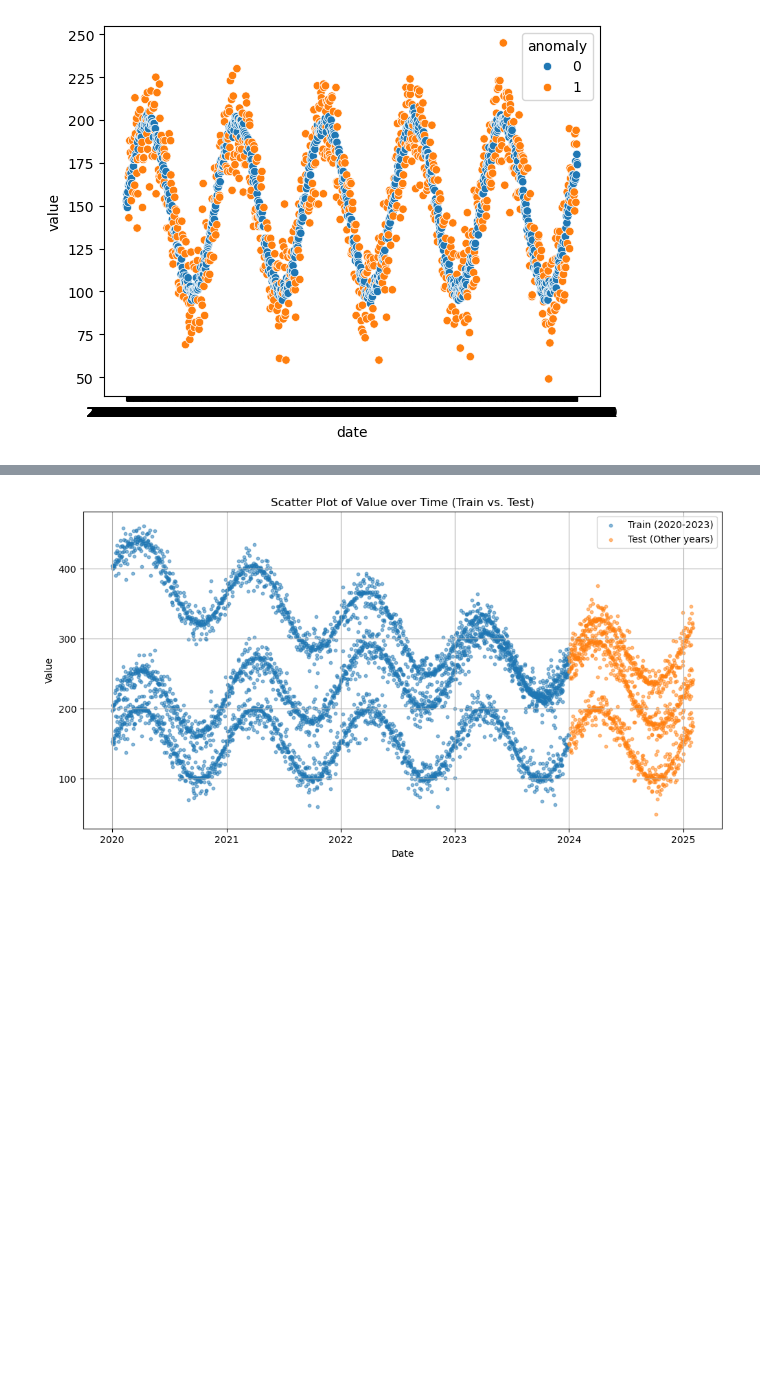
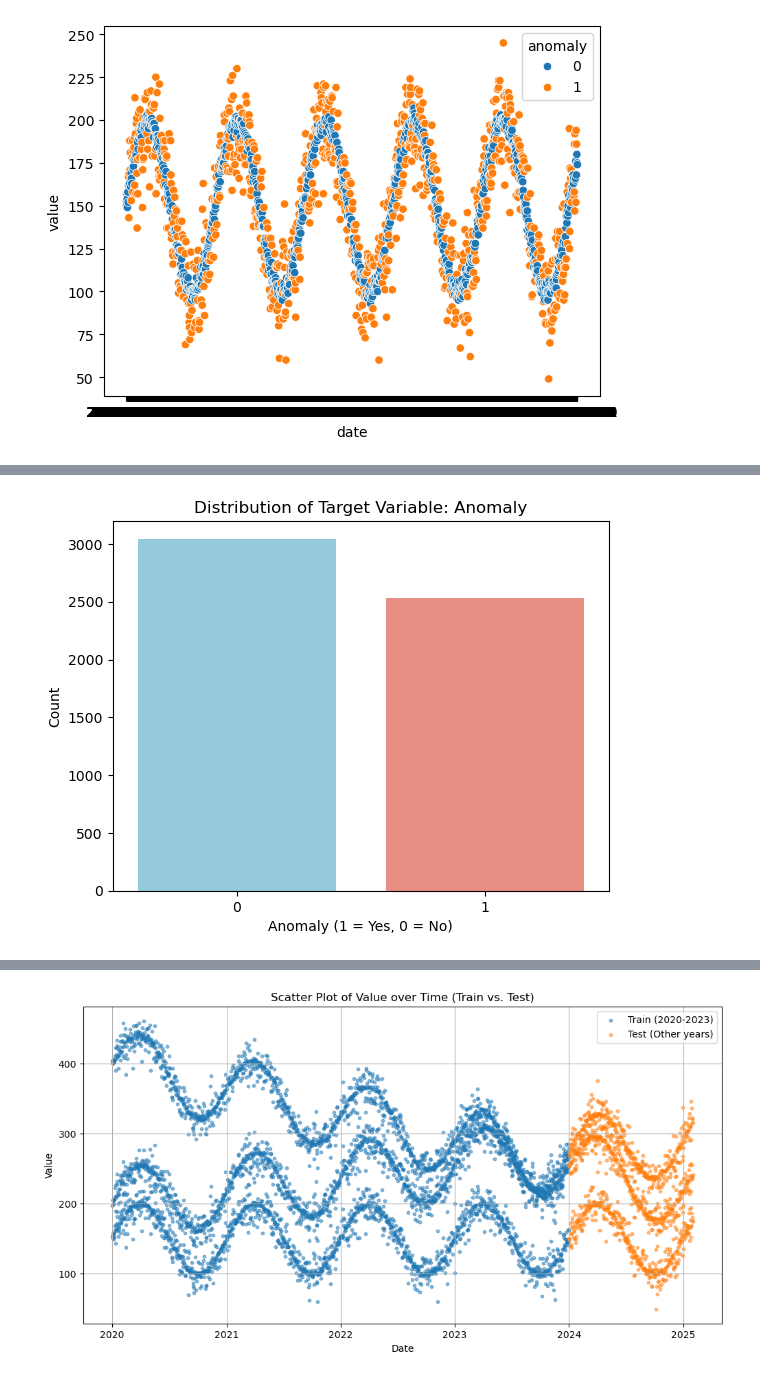
Before and after one commit to Senaakshi/PROJECTS, a Jupyter notebook: Anomly_detection/anomaly_detection_analysis.ipynb, the cells around one changed output, grey strips where cells are left out. Saved outputs shown, nothing was run; the diff lists cells and outputs as text; code cells hidden in the pictures; blank space fills up the shorter version.

Commit message:
added_new_project

```diff
--- a/Anomly_detection/anomaly_detection_analysis.ipynb
+++ b/Anomly_detection/anomaly_detection_analysis.ipynb
@@ -37,7 +37,7 @@ warnings.filterwarnings('ignore')
 ## Step 2: Data Loading and Inspection
 The dataset is loaded into a Pandas DataFrame for inspection. Initial exploration includes viewing data types, checking for missing values, and understanding data distribution.
 # %%
-Data_file = "/Users/senakshikrishnamurthy/Desktop/DS/602_ML/DS602/MIDTERM/anomaly_detection.csv"
+Data_file = "/Users/senakshikrishnamurthy/Desktop/Sena/Project/Anomly_detection/anomaly_detection.csv"
 df = pd.read_csv(Data_file)
 
 df.info()
@@ -90,0 +96,27 @@ sns.scatterplot(data=df.query("agency=='BBB'"), x='date', y='value', hue='anomal
+# %%
+#feature engineering
+# 1 - date
+df['date'] = pd.to_datetime(df['date'])
+
+df['year'] = df['date'].dt.year
+df['month'] = df['date'].dt.month
+df['day'] = df['date'].dt.day
+df['dayofweek'] = df['date'].dt.dayofweek
+
+
+#2 - Rolling window features and lag features
+df = df.sort_values(by=['agency', 'date'])
+
+df['value_rolling_mean_7'] = df.groupby('agency')['value'].transform(lambda x: x.rolling(7, min_periods=1).mean())
+df['value_rolling_std_7'] = df.groupby('agency')['value'].transform(lambda x: x.rolling(7, min_periods=1).std())
+
+
+df['value_lag_1'] = df.groupby('agency')['value'].shift(1)
+df['value_lag_7'] = df.groupby('agency')['value'].shift(7)
+
+#4 - trend features
+df['value_trend'] = df.groupby('agency')['value'].transform(lambda x: x.diff(7))
+df['trend'] = df['value'].diff()
+
+# 5 - encoding agency
+df = pd.get_dummies(df, columns=['agency'], prefix='agency')
@@ -90,0 +157,9 @@ sns.scatterplot(data=df.query("agency=='BBB'"), x='date', y='value', hue='anomal
+# %%
+# Distribution of the target variable
+sns.countplot(x='anomaly', data=df, palette=['skyblue', 'salmon'])
+plt.title('Distribution of Target Variable: Anomaly')
+plt.xlabel('Anomaly (1 = Yes, 0 = No)')
+plt.ylabel('Count')
+plt.show()
+# %% [output]
+[figure, added]
```
Also changed, not shown: parts of 41 cells of this notebook, 1 other file.
